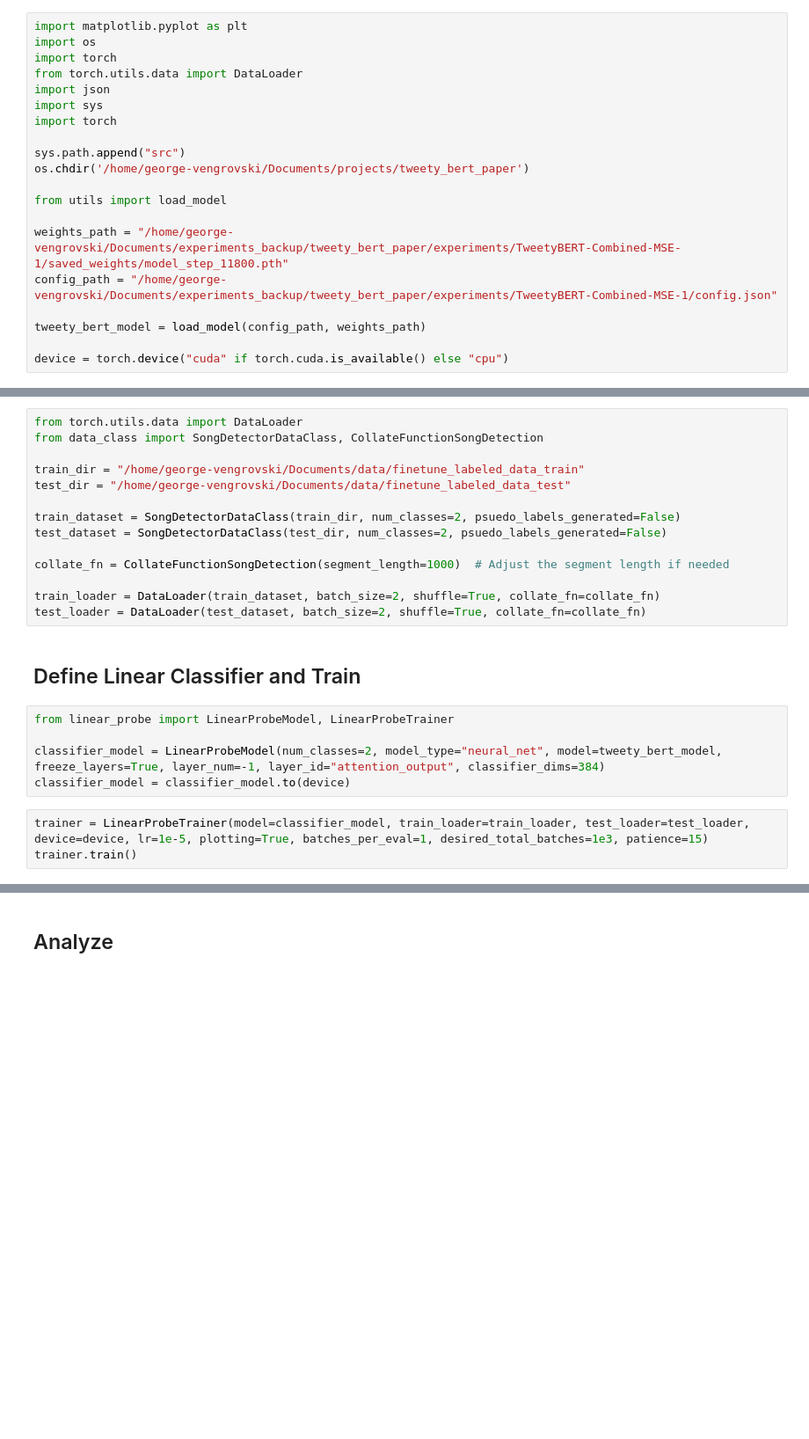
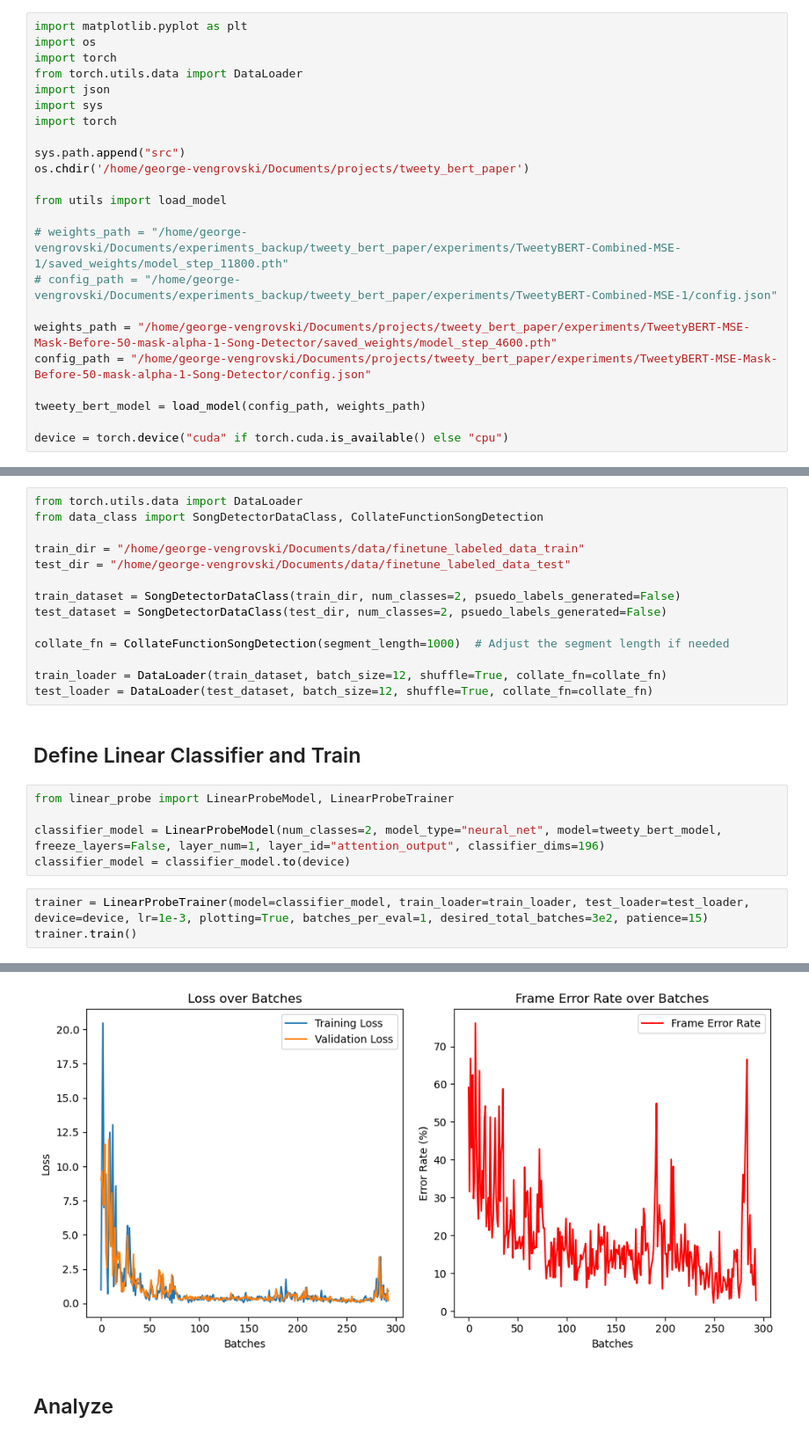
Before and after one commit to georgevenven/tweety_bert_paper, a Jupyter notebook: notebooks/song_detection_finetune.ipynb, the cells around one changed output, grey strips where cells are left out. Shown at 88% size. Cells and saved outputs as stored; diff of their text form; blank space fills up the shorter version.

```diff
--- a/notebooks/song_detection_finetune.ipynb
+++ b/notebooks/song_detection_finetune.ipynb
@@ -12,8 +12,11 @@ os.chdir('/home/george-vengrovski/Documents/projects/tweety_bert_paper')
 
 from utils import load_model
 
-weights_path = "/home/george-vengrovski/Documents/experiments_backup/tweety_bert_paper/experiments/TweetyBERT-Combined-MSE-1/saved_weights/model_step_11800.pth"
-config_path = "/home/george-vengrovski/Documents/experiments_backup/tweety_bert_paper/experiments/TweetyBERT-Combined-MSE-1/config.json"
+# weights_path = "/home/george-vengrovski/Documents/experiments_backup/tweety_bert_paper/experiments/TweetyBERT-Combined-MSE-1/saved_weights/model_step_11800.pth"
+# config_path = "/home/george-vengrovski/Documents/experiments_backup/tweety_bert_paper/experiments/TweetyBERT-Combined-MSE-1/config.json"
+
+weights_path = "/home/george-vengrovski/Documents/projects/tweety_bert_paper/experiments/TweetyBERT-MSE-Mask-Before-50-mask-alpha-1-Song-Detector/saved_weights/model_step_4600.pth"
+config_path = "/home/george-vengrovski/Documents/projects/tweety_bert_paper/experiments/TweetyBERT-MSE-Mask-Before-50-mask-alpha-1-Song-Detector/config.json"
 
 tweety_bert_model = load_model(config_path, weights_path)
 
@@ -34,15 +35,16 @@ test_dataset = SongDetectorDataClass(test_dir, num_classes=2, psuedo_labels_gene
 
 collate_fn = CollateFunctionSongDetection(segment_length=1000)  # Adjust the segment length if needed
 
-train_loader = DataLoader(train_dataset, batch_size=2, shuffle=True, collate_fn=collate_fn)
-test_loader = DataLoader(test_dataset, batch_size=2, shuffle=True, collate_fn=collate_fn)
+train_loader = DataLoader(train_dataset, batch_size=12, shuffle=True, collate_fn=collate_fn)
+test_loader = DataLoader(test_dataset, batch_size=12, shuffle=True, collate_fn=collate_fn)
 # %% [markdown]
 ## Define Linear Classifier and Train
 # %%
 from linear_probe import LinearProbeModel, LinearProbeTrainer
 
-classifier_model = LinearProbeModel(num_classes=2, model_type="neural_net", model=tweety_bert_model, freeze_layers=True, layer_num=-1, layer_id="attention_output", classifier_dims=384)
+classifier_model = LinearProbeModel(num_classes=2, model_type="neural_net", model=tweety_bert_model, freeze_layers=False, layer_num=1, layer_id="attention_output", classifier_dims=196)
 classifier_model = classifier_model.to(device)
 # %%
-trainer = LinearProbeTrainer(model=classifier_model, train_loader=train_loader, test_loader=test_loader, device=device, lr=1e-5, plotting=True, batches_per_eval=1, desired_total_batches=1e3, patience=15)
+trainer = LinearProbeTrainer(model=classifier_model, train_loader=train_loader, test_loader=test_loader, device=device, lr=1e-3, plotting=True, batches_per_eval=1, desired_total_batches=3e2, patience=15)
 trainer.train()
+# %% [output]
@@ -49,3 +68,4 @@ trainer.train()
+[figure, added]
 # %% [markdown]
 ## Analyze
 # %%
```
Also changed, not shown: parts of 7 cells of this notebook, 4 other files.
